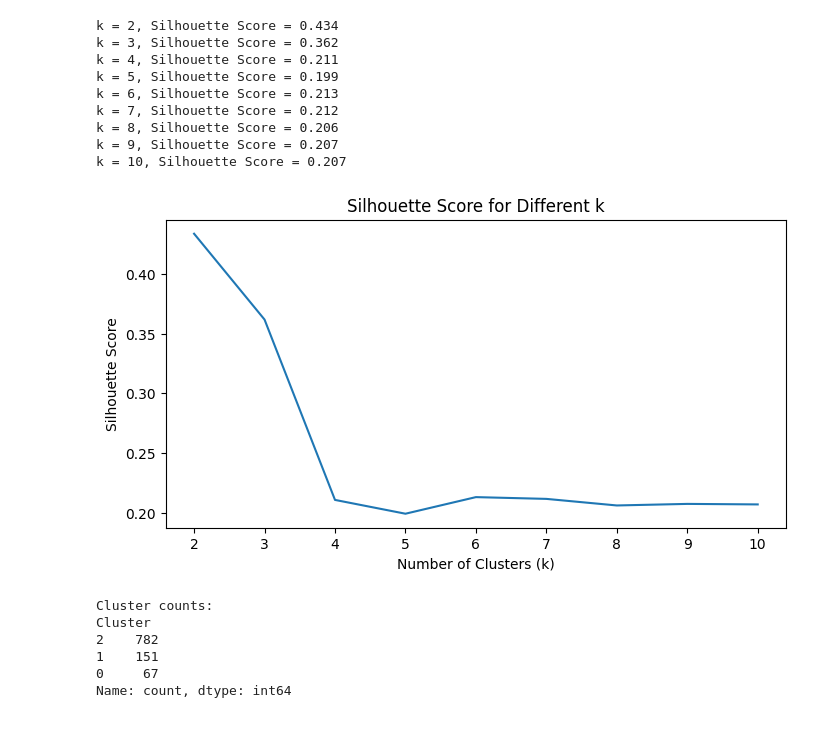
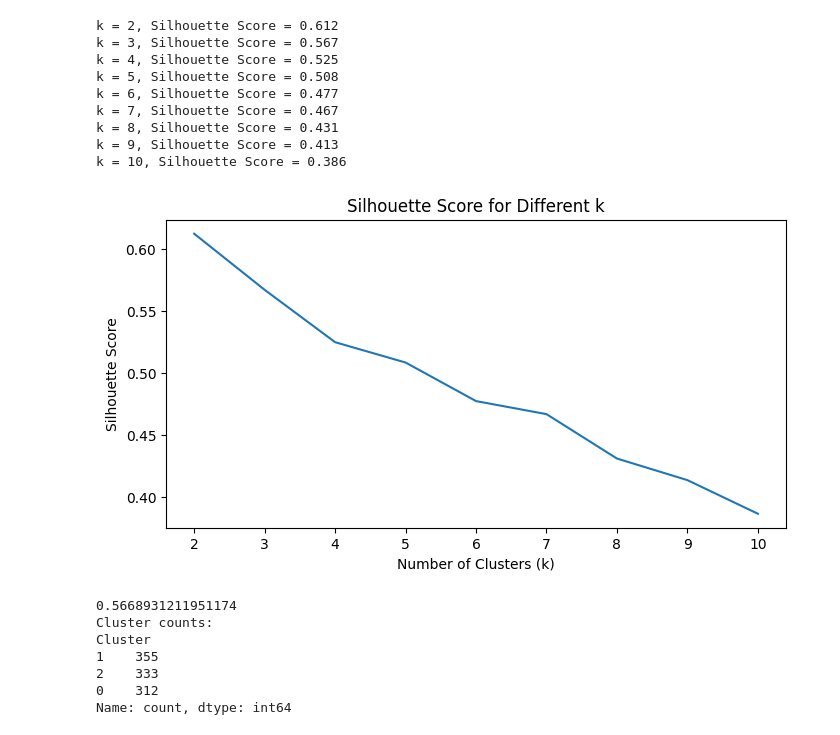
Before and after one commit to fuengo521/digital_distraction_analyzer, a Jupyter notebook: notebooks/02_clustering.ipynb, the cells around one changed output. Saved outputs shown, nothing was run; the diff lists cells and outputs as text; code cells hidden in the pictures.

```diff
--- a/notebooks/02_clustering.ipynb
+++ b/notebooks/02_clustering.ipynb
@@ -14,35 +15,40 @@ df_scaled = pd.read_csv(dp)
 dp = os.path.join("..","data", "processed","data_clean.csv")
 df = pd.read_csv(dp)
 # %%
-X = df_scaled[['Age', 'Income','Total Time Spent','Time per Session','Engagement Efficiency','Videos per Session','Video Consumption Ratio']]
+numeric = df_scaled.select_dtypes(include='number').columns
+exclude = ['Addiction Level', 'Total Time Spent', 'Number of Videos Watched']
+features = [col for col in numeric if col not in exclude]
+# Error bc some points cannot be converted to float.
+#X = df_scaled[['Age', 'Income','Total Time Spent','Time per Session','Engagement Efficiency','Videos per Session','Video Consumption Ratio']]
+X = df_scaled[features].astype(float)
 
 silhouette_scores = []
 K_range = range(2, 11)
 
 for k in K_range:
     kmeans = KMeans(n_clusters=k, random_state=42)
     labels = kmeans.fit_predict(X)
     score = silhouette_score(X, labels)
     silhouette_scores.append(score)
     print(f"k = {k}, Silhouette Score = {score:.3f}")
 
 plt.figure(figsize=(8, 4))
 plt.plot(list(K_range), silhouette_scores)
 plt.xlabel("Number of Clusters (k)")
 plt.ylabel("Silhouette Score")
 plt.title("Silhouette Score for Different k")
 plt.show()
 # %% [output]
-k = 2, Silhouette Score = 0.434
-k = 3, Silhouette Score = 0.362
-k = 4, Silhouette Score = 0.211
-k = 5, Silhouette Score = 0.199
-k = 6, Silhouette Score = 0.213
-k = 7, Silhouette Score = 0.212
-k = 8, Silhouette Score = 0.206
-k = 9, Silhouette Score = 0.207
-k = 10, Silhouette Score = 0.207
+k = 2, Silhouette Score = 0.612
+k = 3, Silhouette Score = 0.567
+k = 4, Silhouette Score = 0.525
+k = 5, Silhouette Score = 0.508
+k = 6, Silhouette Score = 0.477
+k = 7, Silhouette Score = 0.467
+k = 8, Silhouette Score = 0.431
+k = 9, Silhouette Score = 0.413
+k = 10, Silhouette Score = 0.386
-[figure, old version]
+[figure, new version]
 # %%
 best_k = 3
 
@@ -51,14 +57,19 @@ cluster_labels = kmeans.fit_predict(X)
 
 df_scaled['Cluster'] = cluster_labels
 
+sscore= silhouette_score(X, cluster_labels)
+print (sscore)
+
+
 print("Cluster counts: ")
 print(df_scaled['Cluster'].value_counts())
 # %% [output]
+0.5668931211951174
 Cluster counts:
 Cluster
-2    782
-1    151
-0     67
+1    355
+2    333
+0    312
 Name: count, dtype: int64
 # %%
 pca = PCA(n_components=2, random_state=42)
```
Also changed, not shown: parts of 6 cells of this notebook.
